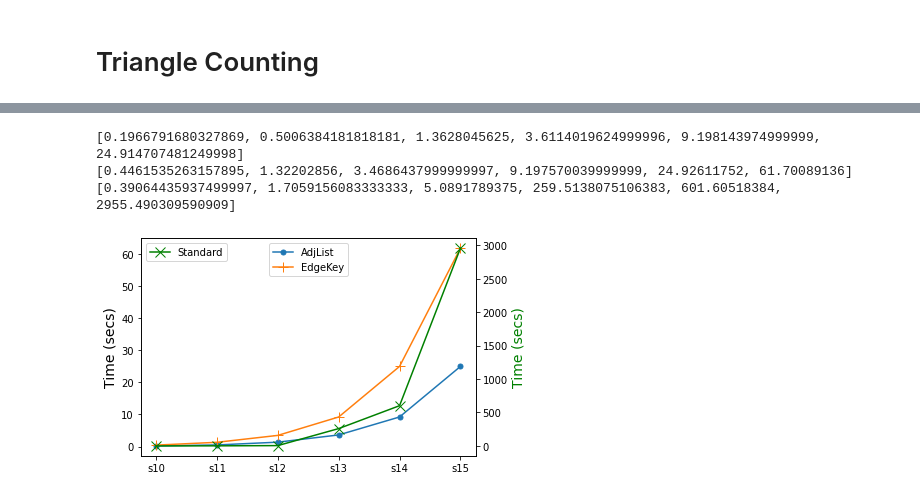
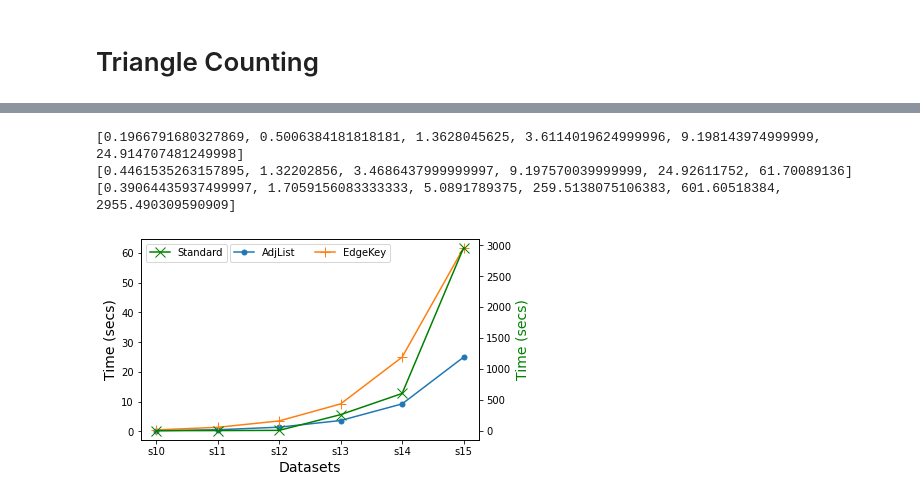
Before and after one commit to ubc-systopia/margraphita, a Jupyter notebook: outputs/plots/Plots.ipynb, the cells around one changed output, grey strips where cells are left out. Saved outputs shown, nothing was run; the diff lists cells and outputs as text; code cells hidden in the pictures.

```diff
--- a/outputs/plots/Plots.ipynb
+++ b/outputs/plots/Plots.ipynb
@@ -321,7 +273,7 @@ adj_average_trust_times_arr = []
 adj_trust_counts = []
 
 column_list = ['cycle_count', 'cycle_time_usec', 'trust_count', 'trust_time_usecs']
-for scale in range(10,18):
+for scale in range(10,16):
     filename = "/Users/Puneet89/scratch/margraphita/outputs/benchmarks/adj_rd_s"+ str(scale) + "_e8_tc.csv"
     print(filename)
     kron_time = pd.read_csv(filename, names=column_list,skiprows=1)
@@ -335,6 +287,16 @@ for scale in range(10,18):
     adj_cycle_counts.append(kron_time['cycle_count'][0])
     adj_trust_counts.append(kron_time['trust_count'][0])
 
+filename = "/Users/Puneet89/scratch/margraphita/outputs/adj_rd_cit-Patents_tc.csv"
+kron_time = pd.read_csv(filename,names=column_list,skiprows=1)
+trust_times = kron_time['trust_time_usecs'].to_numpy()
+cycle_times = kron_time['cycle_time_usec'].to_numpy()
+avg_trust_time = np.mean(trust_times)
+avg_cycle_time = np.mean(cycle_times)
+adj_average_cycle_times_arr.append(avg_trust_time*1e-6)
+adj_average_trust_times_arr.append(avg_cycle_time*1e-6)
+adj_cycle_counts.append(kron_time['cycle_count'][0])
+adj_trust_counts.append(kron_time['trust_count'][0])
 
 print(adj_average_cycle_times_arr)
 print (adj_cycle_counts)
@@ -360,7 +320,7 @@ ekey_cycle_counts = []
 ekey_average_trust_times_arr = []
 ekey_trust_counts = []
 column_list = ['cycle_count', 'cycle_time_usec', 'trust_count', 'trust_time_usecs']
-for scale in range(10,17):
+for scale in range(10,16):
     filename = "/Users/Puneet89/scratch/margraphita/outputs/benchmarks/ekey_rd_s"+ str(scale) + "_e8_tc.csv"
     print(filename)
     kron_time = pd.read_csv(filename, names=column_list,skiprows=1)
@@ -374,6 +334,16 @@ for scale in range(10,17):
     ekey_cycle_counts.append(kron_time['cycle_count'][0])
     ekey_trust_counts.append(kron_time['trust_count'][0])
 
+filename = "/Users/Puneet89/scratch/margraphita/outputs/ekey_rd_cit-Patents_tc.csv"
+kron_time = pd.read_csv(filename,names=column_list,skiprows=1)
+trust_times = kron_time['trust_time_usecs'].to_numpy()
+cycle_times = kron_time['cycle_time_usec'].to_numpy()
+avg_trust_time = np.mean(trust_times)
+avg_cycle_time = np.mean(cycle_times)
+ekey_average_cycle_times_arr.append(avg_trust_time*1e-6)
+ekey_average_trust_times_arr.append(avg_cycle_time*1e-6)
+ekey_cycle_counts.append(kron_time['cycle_count'][0])
+ekey_trust_counts.append(kron_time['trust_count'][0])
 
 print(ekey_average_cycle_times_arr)
 print (ekey_cycle_counts)
@@ -412,10 +381,19 @@ for scale in range(10,16):
     std_cycle_counts.append(kron_time['cycle_count'][0])
     std_trust_counts.append(kron_time['trust_count'][0])
 
-
+filename = "/Users/Puneet89/scratch/margraphita/outputs/std_rd_cit-Patents_tc.csv"
+kron_time = pd.read_csv(filename,names=column_list,skiprows=1)
+trust_times = kron_time['trust_time_usecs'].to_numpy()
+cycle_times = kron_time['cycle_time_usec'].to_numpy()
+avg_trust_time = np.mean(trust_times)
+avg_cycle_time = np.mean(cycle_times)
+std_average_cycle_times_arr.append(avg_trust_time*1e-6)
+std_average_trust_times_arr.append(avg_cycle_time*1e-6)
+std_cycle_counts.append(kron_time['cycle_count'][0])
+std_trust_counts.append(kron_time['trust_count'][0])
 print(std_average_cycle_times_arr)
-print (std_cycle_counts)
 print(std_average_trust_times_arr)
+print(std_cycle_counts)
 print(std_trust_counts)
 # %% [output]
 /Users/Puneet89/scratch/margraphita/outputs/benchmarks/std_rd_s10_e8_tc.csv
@@ -466,34 +476,35 @@ for i in range(10,16):
 
 print(adj_average_trust_times_arr[:6])
 print(ekey_average_trust_times_arr[:6])
 print(std_average_trust_times_arr)
 
 # adj_line, = plt.plot(x, adj_average_trust_times_arr[:6], marker=".", markersize=10)
 # adj_line.set_label('AdjList')
 
 # ekey_line, = plt.plot(x, ekey_average_trust_times_arr[:6], marker=".", markersize=10)
 # ekey_line.set_label('EdgeKey')
 
 # std_line, = plt.plot(x, std_average_trust_times_arr, marker=".", markersize=10)
 # std_line.set_label('Std')
 
-fig,ax = plt.subplots()
+fig,ax = plt.subplots(figsize=(6.06, 3.7))
 ax.plot(x, adj_average_trust_times_arr[:6], label='AdjList', marker=".", markersize=10)
 ax.plot(x, ekey_average_trust_times_arr[:6], label='EdgeKey', marker="+", markersize=10)
 
 ax2 = ax.twinx()
 ax2.plot(x,std_average_trust_times_arr, label='Standard', marker="x", markersize=10, color='g')
 ax.set_ylabel('Time (secs)',fontsize=14)
 ax2.set_ylabel('Time(s) for Std', color='g',fontsize=14)
 
 #plt.legend()
-plt.xlabel('Datasets', fontsize=14)
+ax.set_xlabel('Datasets',fontsize=14)
 plt.ylabel('Time (secs)', fontsize=14)
-ax.legend(loc='upper center')
+ax.legend(loc='upper center', ncol=2)
+
 ax2.legend(loc='upper left')
 plt.savefig('/Users/Puneet89/Documents/rpe_doc/fig/tc_trust.pdf', bbox_inches='tight')
 # %% [output]
 [0.1966791680327869, 0.5006384181818181, 1.3628045625, 3.6114019624999996, 9.198143974999999, 24.914707481249998]
 [0.4461535263157895, 1.32202856, 3.4686437999999997, 9.197570039999999, 24.92611752, 61.70089136]
 [0.39064435937499997, 1.7059156083333333, 5.0891789375, 259.5138075106383, 601.60518384, 2955.490309590909]
-[figure, old version]
+[figure, new version]
```
Also changed, not shown: parts of 13 cells of this notebook, 2 other files.
